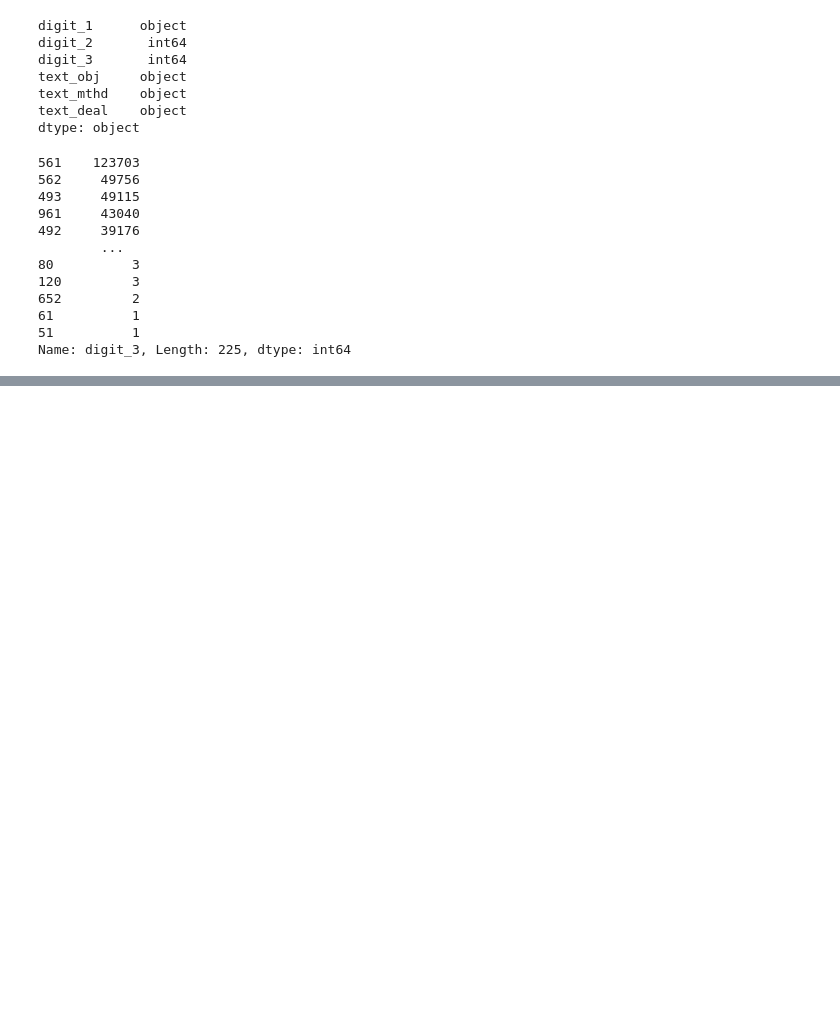
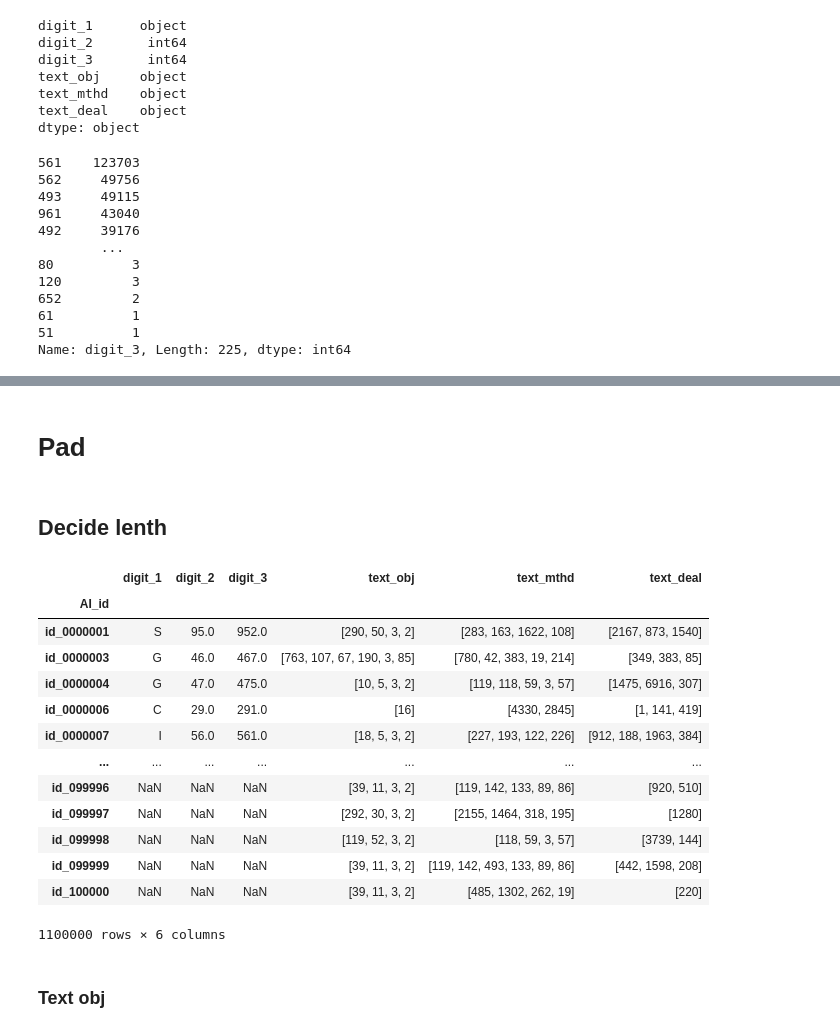
Before and after one commit to bwade9090/IndustrialClassification, a Jupyter notebook: Preprocessing.ipynb, the cells around one changed output, grey strips where cells are left out. Saved outputs shown, nothing was run; the diff lists cells and outputs as text; code cells hidden in the pictures; blank space fills up the shorter version.

```diff
--- a/Preprocessing.ipynb
+++ b/Preprocessing.ipynb
@@ -93,0 +204,27 @@ df_test.to_csv('data/validationset.csv')
+# %% [markdown]
+# Pad
+# %% [markdown]
+## Decide lenth
+# %%
+df_encoded = pd.concat([pickle.load(open('data/encoded_trainset.pkl', 'rb')),
+                        pickle.load(open('data/encoded_validationset.pkl', 'rb')),
+                        pickle.load(open('data/encoded_testset.pkl', 'rb'))])
+# %%
+df_encoded
+# %% [output]
+|  | digit_1 | digit_2 | digit_3 | text_obj | text_mthd | text_deal |
+| AI_id |  |  |  |  |  |  |
+| id_0000001 | S | 95.0 | 952.0 | [290, 50, 3, 2] | [283, 163, 1622, 108] | [2167, 873, 1540] |
+| id_0000003 | G | 46.0 | 467.0 | [763, 107, 67, 190, 3, 85] | [780, 42, 383, 19, 214] | [349, 383, 85] |
+| id_0000004 | G | 47.0 | 475.0 | [10, 5, 3, 2] | [119, 118, 59, 3, 57] | [1475, 6916, 307] |
+| id_0000006 | C | 29.0 | 291.0 | [16] | [4330, 2845] | [1, 141, 419] |
+| id_0000007 | I | 56.0 | 561.0 | [18, 5, 3, 2] | [227, 193, 122, 226] | [912, 188, 1963, 384] |
+| ... | ... | ... | ... | ... | ... | ... |
+| id_099996 | NaN | NaN | NaN | [39, 11, 3, 2] | [119, 142, 133, 89, 86] | [920, 510] |
+| id_099997 | NaN | NaN | NaN | [292, 30, 3, 2] | [2155, 1464, 318, 195] | [1280] |
+| id_099998 | NaN | NaN | NaN | [119, 52, 3, 2] | [118, 59, 3, 57] | [3739, 144] |
+| id_099999 | NaN | NaN | NaN | [39, 11, 3, 2] | [119, 142, 493, 133, 89, 86] | [442, 1598, 208] |
+| id_100000 | NaN | NaN | NaN | [39, 11, 3, 2] | [485, 1302, 262, 19] | [220] |
+1100000 rows × 6 columns
+# %% [markdown]
+### Text obj
```
Also changed, not shown: parts of 64 cells of this notebook, 6 other files.
